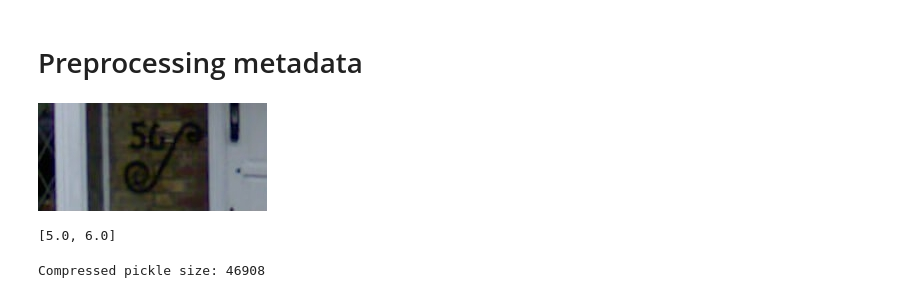
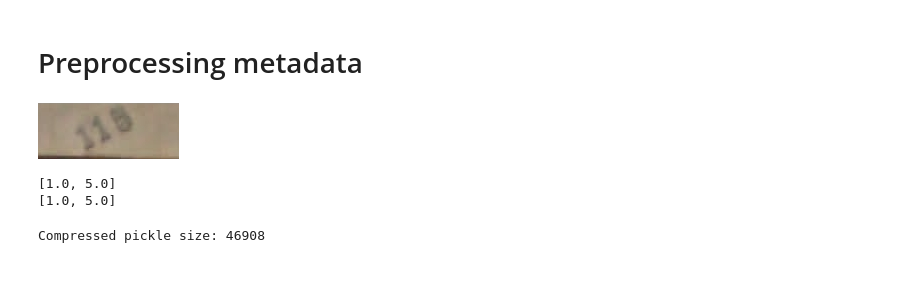
Before and after one commit to archelogos/sequence-detector, a Jupyter notebook: project/notebooks/aux_data_for_app.ipynb, the cells around one changed output. Saved outputs shown, nothing was run; the diff lists cells and outputs as text; code cells hidden in the pictures.

```diff
--- a/project/notebooks/aux_data_for_app.ipynb
+++ b/project/notebooks/aux_data_for_app.ipynb
@@ -61,12 +61,14 @@ app_metadata['left'] = test_metadata['left'][0:200]
 app_metadata['top'] = test_metadata['top'][0:200]
 app_metadata['width'] = test_metadata['width'][0:200]
 # %%
-sample = test_folder+'200.png'
+sample = test_folder+'161.png'
 display(Image.open(sample))
-app_metadata['label'][199]
+print(app_metadata['label'][160])
+print(test_metadata['label'][160])
 # %% [output]
-[figure, old version]
+[figure, new version]
-[5.0, 6.0]
+[1.0, 5.0]
+[1.0, 5.0]
 # %%
 pickle_file = '../app/data/metadata.pickle'
 
```
Also changed, not shown: 4 other files.
